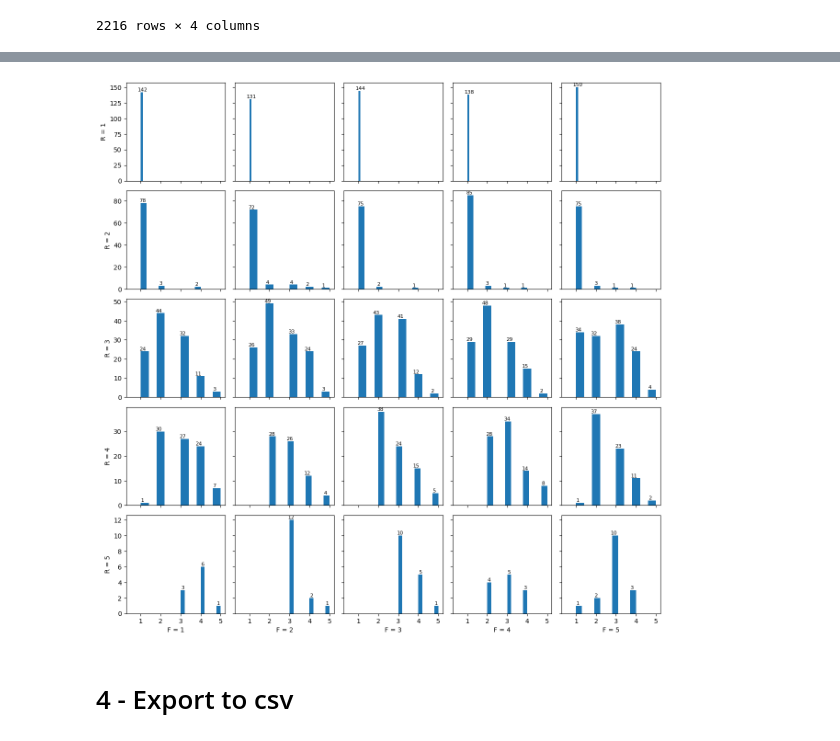
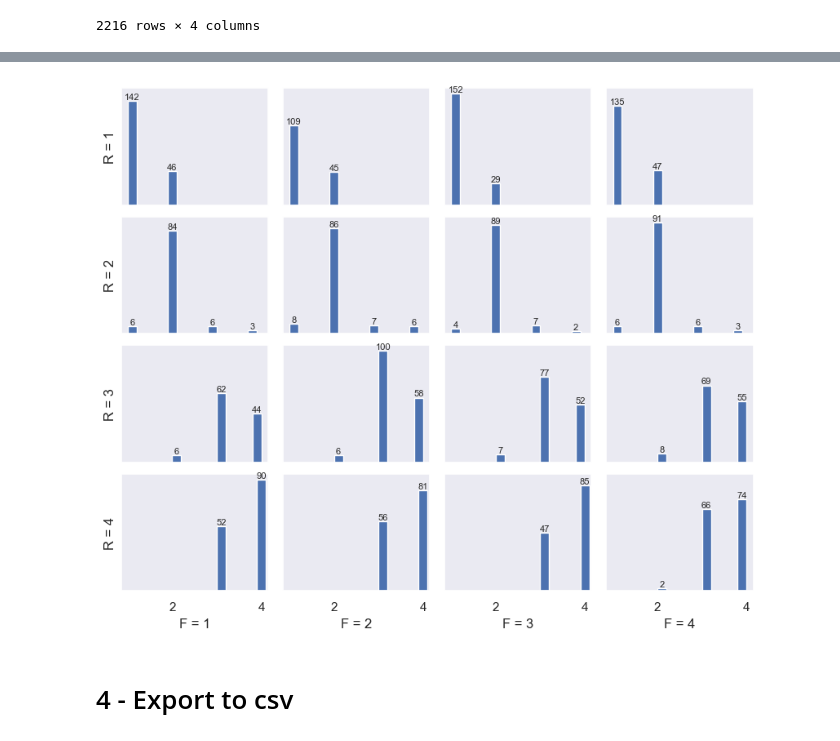
Before and after one commit to nqtquoctrung94/RFM_Customer_Personality_Analysis, a Jupyter notebook: clean_data.ipynb, the cells around one changed output, grey strips where cells are left out. Drawn from its saved outputs; the diff is of its cells as text; code cells hidden in the pictures.

```diff
--- a/clean_data.ipynb
+++ b/clean_data.ipynb
@@ -401,10 +401,4 @@ rfm_data
 | 2238 | 8235 | 8 | 21 | 843 |
 | 2239 | 9405 | 40 | 8 | 172 |
 2216 rows × 4 columns
-# %%
-# The lower the recency the better
-rfm_data["Recency_score"] = pd.cut(rfm_data['Recency'],
-                                    bins=[i * rfm_data["Recency"].max()//5 for i in range(6)],
-                                    labels=[5, 4, 3, 2, 1])
-rfm_data.loc[rfm_data['Recency'] == 0, 'Recency_score'] = 5
 # %%
@@ -441,16 +429,17 @@ plt.show()
 # %%
 # RMF segments
 rfm_data['Segment'] = "Non-defined"
-rfm_data.loc[(rfm_data['Frequency_score'].isin([5, 4])) & (rfm_data['Recency_score'] == 5),         'Segment'] = "Champion"
-rfm_data.loc[(rfm_data['Frequency_score'].isin([5, 4])) & (rfm_data['Recency_score'].isin([3, 4])), 'Segment'] = "Loyal Customer"
-rfm_data.loc[(rfm_data['Frequency_score'].isin([3, 2])) & (rfm_data['Recency_score'].isin([5, 4])), 'Segment'] = "Potential Customer"
-rfm_data.loc[(rfm_data['Frequency_score'] == 3)         & (rfm_data['Recency_score'] == 3),         'Segment'] = "Need Attention"
-rfm_data.loc[(rfm_data['Frequency_score'] == 1)         & (rfm_data['Recency_score'] == 5),         'Segment'] = "New Customer"
-rfm_data.loc[(rfm_data['Frequency_score'] == 1)         & (rfm_data['Recency_score'] == 4),         'Segment'] = "Promising"
-rfm_data.loc[(rfm_data['Frequency_score'].isin([2, 1])) & (rfm_data['Recency_score'] == 3),         'Segment'] = "About to sleep"
-rfm_data.loc[(rfm_data['Frequency_score'] == 5)         & (rfm_data['Recency_score'].isin([1, 2])), 'Segment'] = "Can’t loose them"
-rfm_data.loc[(rfm_data['Frequency_score'].isin([4, 3])) & (rfm_data['Recency_score'].isin([1, 2])), 'Segment'] = "At risk"
-rfm_data.loc[(rfm_data['Frequency_score'].isin([1, 2])) & (rfm_data['Recency_score'].isin([1, 2])), 'Segment'] = "Hibernating"
+rfm_data.loc[(rfm_data['Frequency_score'] == 1)         & (rfm_data['Recency_score'] == 1),         'Segment'] = "New Customer"
+rfm_data.loc[(rfm_data['Frequency_score'].isin([2,3]))  & (rfm_data['Recency_score'] == 1),         'Segment'] = "Potential Loyalist"
+rfm_data.loc[(rfm_data['Frequency_score'] == 4)         & (rfm_data['Recency_score'] == 1),         'Segment'] = "Loyal customer"
+
+rfm_data.loc[(rfm_data['Frequency_score'] == 1)         & (rfm_data['Recency_score'].isin([2,3])),  'Segment'] = "About to sleep"
+rfm_data.loc[(rfm_data['Frequency_score'].isin([2,3]))  & (rfm_data['Recency_score'].isin([2,3])),  'Segment'] = "Need attention"
+rfm_data.loc[(rfm_data['Frequency_score'] == 4)         & (rfm_data['Recency_score'].isin([2,3])),  'Segment'] = "Can't lose them"
+
+rfm_data.loc[(rfm_data['Frequency_score'] == 1)         & (rfm_data['Recency_score'] == 4),         'Segment'] = "Hibernating"
+rfm_data.loc[(rfm_data['Frequency_score'].isin([2,3]))  & (rfm_data['Recency_score'] == 4),         'Segment'] = "Lost customer"
+rfm_data.loc[(rfm_data['Frequency_score'] == 4)         & (rfm_data['Recency_score'] == 4),         'Segment'] = "Once loyal"
 # %%
 rfm_data[['Recency_score','Frequency_score','Monetary_score']].sample(10)
 # %% [output]
@@ -577,42 +565,42 @@ rfm_data.sample(3)
 def rfm_bar_chart(rfm_table):
     grouped_data = rfm_table.groupby(['Frequency_score', 'Recency_score'])['Monetary_score'].apply(list).reset_index()
 
-    matrix_size = 5
+    matrix_size = 4
     matrix = [[[] for _ in range(matrix_size)] for _ in range(matrix_size)]
 
     # Fill the matrix with the Monetary_score scores for each Frequency_score x Recency_score pair
     for _, row in grouped_data.iterrows():
         freq_idx = min(row['Frequency_score'] - 1, matrix_size - 1)
         rec_idx = min(row['Recency_score'] - 1, matrix_size - 1)
         matrix[freq_idx][rec_idx] = row['Monetary_score']
 
     # Create the 5x5 matrix of histograms
-    _, axes = plt.subplots(matrix_size, matrix_size, figsize=(15, 15), sharex='col', sharey='row')
+    _, axes = plt.subplots(matrix_size, matrix_size, figsize=(10, 8), sharex='col', sharey='row')
+    sns.set(style="dark")
 
     for i in range(matrix_size):
         for j in range(matrix_size):
             ax = axes[i, j]
-            hist_values, hist_bins, _ = ax.hist(matrix[i][j])
+            hist_values, hist_bins, _ = ax.hist(matrix[i][j], width=0.2)
 
             if i == matrix_size - 1:
                 ax.set_xlabel(f"F = {j + 1}")
-                ax.set_xticks(range(1, matrix_size + 1))
-            else:
-                ax.set_xticks([])
 
             if j == 0:
                 ax.set_ylabel(f"R = {i + 1}")
+
+            ax.set_yticks([])
 
             for value, bin in zip(hist_values, hist_bins):
                 if value > 0:
                     ax.text(bin + 0.1, value, str(int(value)), ha='center', va='bottom', fontsize=8)
 
     plt.subplots_adjust(wspace=0.1, hspace=0.1)
     plt.show()
 
 rfm_bar_chart(rfm_data)
 # %% [output]
-[figure, old version]
+[figure, new version]
 # %% [markdown]
 # 4 - Export to csv
 # %%
```
Also changed, not shown: parts of 12 cells of this notebook, 1 other file.
